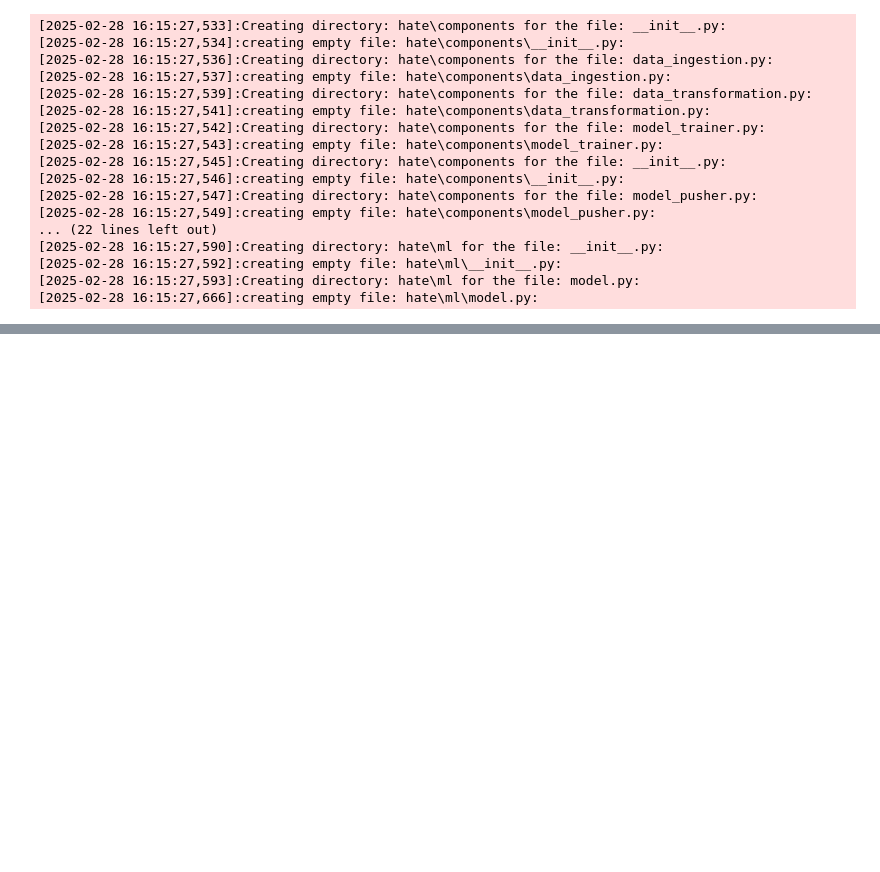
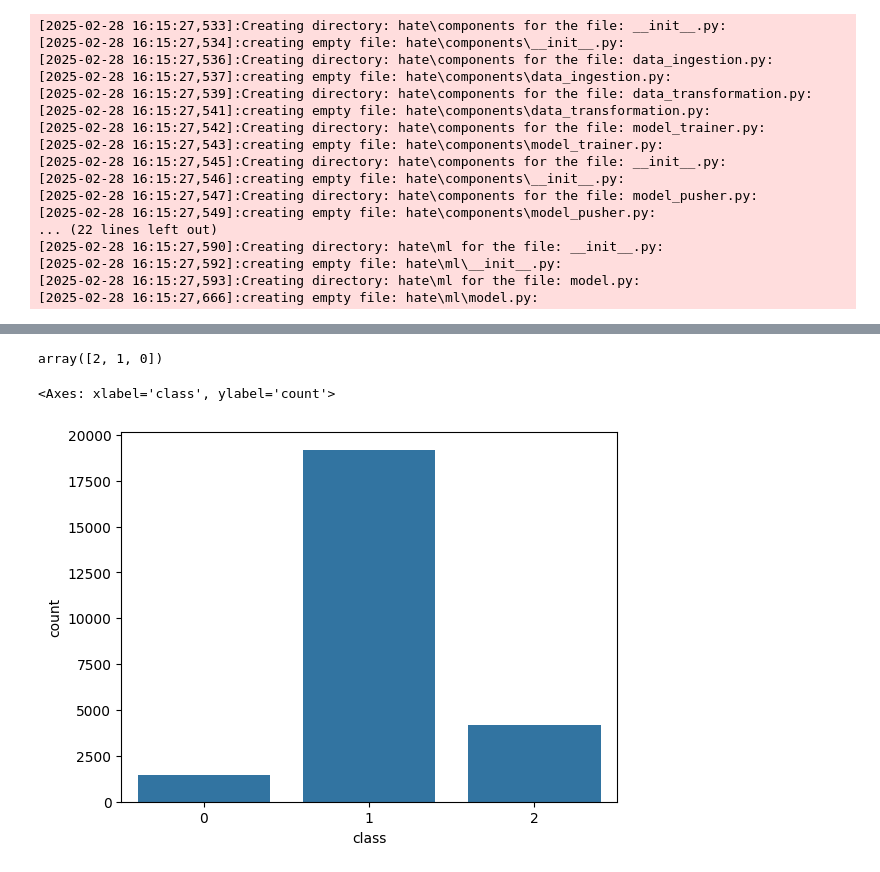
Before and after one commit to ayaatef11/Hate-Speech-Classification, a Jupyter notebook: template.ipynb, the cells around one changed output, grey strips where cells are left out. Drawn from its saved outputs; the diff is of its cells as text; code cells hidden in the pictures; blank space fills up the shorter version.

```diff
--- a/template.ipynb
+++ b/template.ipynb
@@ -71,3 +71,6 @@ for filepath in list_of_files:
 [2025-02-28 16:15:27,666]:creating empty file: hate\ml\model.py:
 # %%
 !python demo.py
+# %%
+import pandas as pd
+imbalanced_data=pd.read_csv('../../0-Data/HateSpeech/archive/labeled_data.csv')
@@ -73,0 +86,11 @@ for filepath in list_of_files:
+# %%
+imbalanced_data['class'].unique()
+# %% [output]
+array([2, 1, 0])
+# %%
+import seaborn as sns
+#for classifing data
+sns.countplot(x='class',data=imbalanced_data)
+# %% [output]
+<Axes: xlabel='class', ylabel='count'>
+[figure, added]
```
Also changed, not shown: parts of 7 cells of this notebook, 1 other file.
